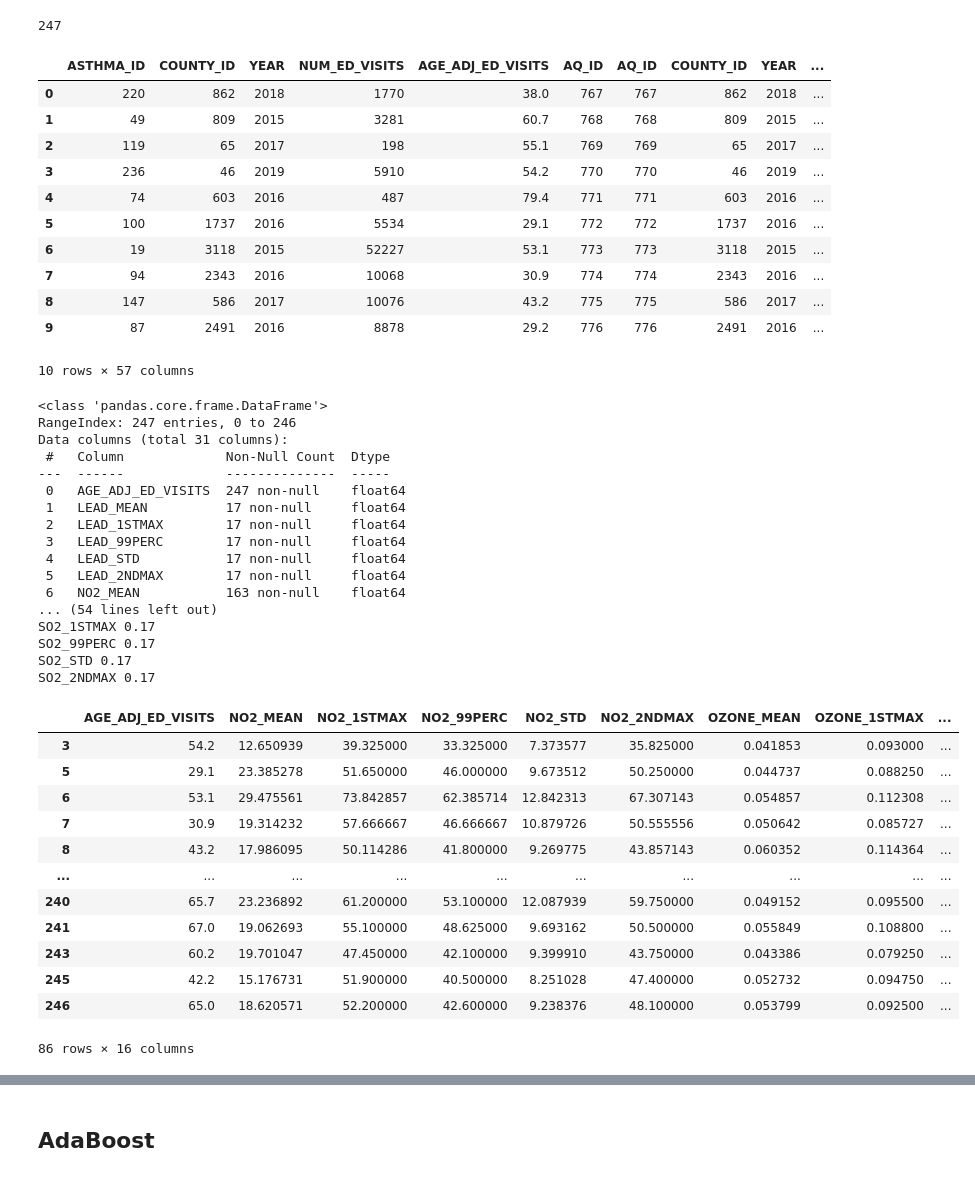
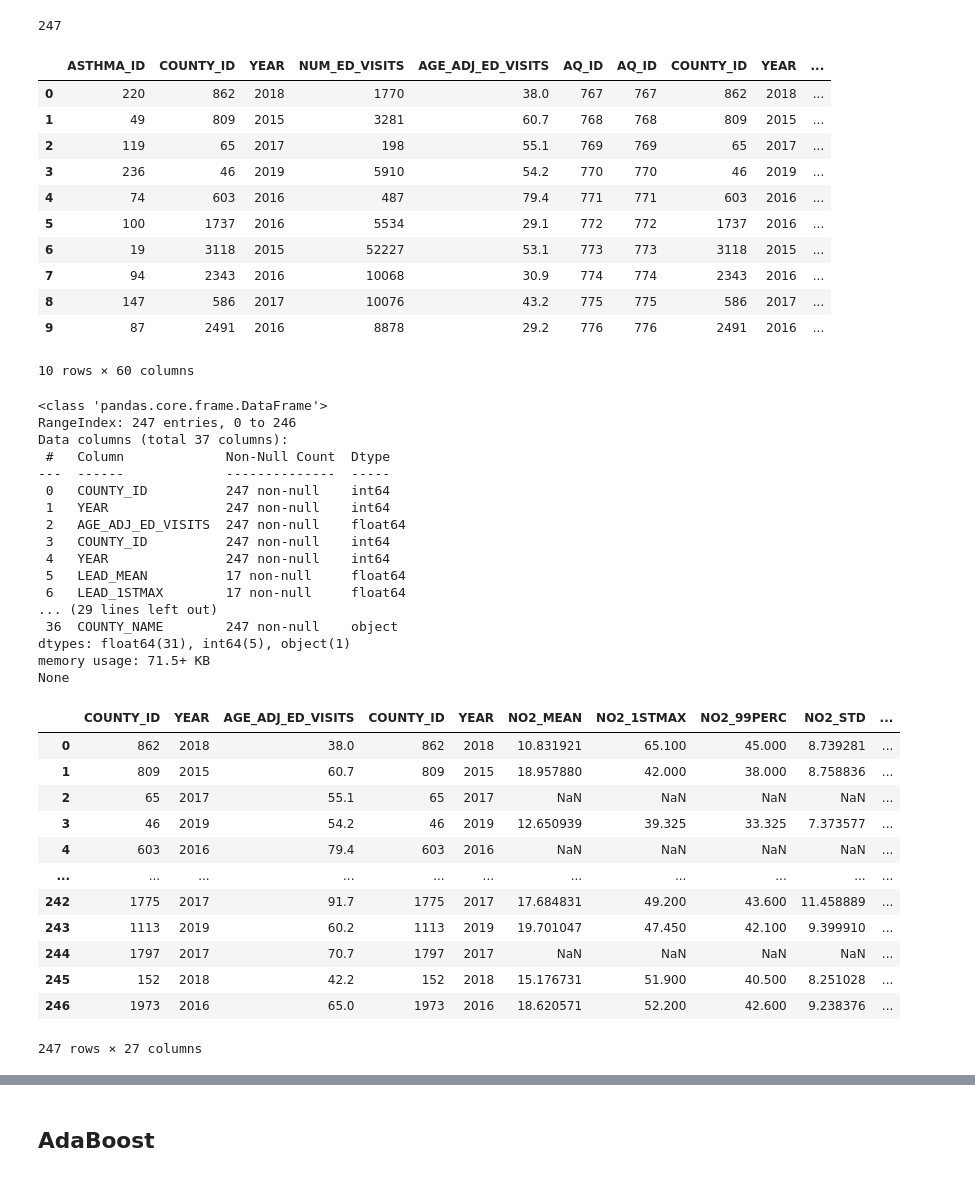
Before and after one commit to jlb14n/Capstone, a Jupyter notebook: Code/Other Machine Learning.ipynb, the cells around one changed output, grey strips where cells are left out. Cells and saved outputs as stored; diff of their text form; code cells hidden in the pictures.

```diff
--- a/Code/Other Machine Learning.ipynb
+++ b/Code/Other Machine Learning.ipynb
@@ -21,6 +22,7 @@ cursor = conn.cursor()
 query = f"""
     SELECT * FROM {asthma_table}
     INNER JOIN {aq_table} ON {aq_table}.AQ_ID = {asthma_table}.AQ_ID
+    INNER JOIN {county_table} ON {asthma_table}.COUNTY_ID = {county_table}.COUNTY_ID
     WHERE {asthma_table}.YEAR != 2021
 """
 df = pd.read_sql(query, conn)
@@ -39,10 +41,10 @@ df.head(10)
 | 7 | 94 | 2343 | 2016 | 10068 | 30.9 | 774 | 774 | 2343 | 2016 | ... |
 | 8 | 147 | 586 | 2017 | 10076 | 43.2 | 775 | 775 | 586 | 2017 | ... |
 | 9 | 87 | 2491 | 2016 | 8878 | 29.2 | 776 | 776 | 2491 | 2016 | ... |
-10 rows × 57 columns
+10 rows × 60 columns
 # %%
 # Exploratory
-df.drop(['ASTHMA_ID', "NUM_ED_VISITS", "COUNTY_ID", "AQ_ID", "YEAR"],
+df.drop(['ASTHMA_ID', "NUM_ED_VISITS", "AQ_ID", "STATE_ID"],
         axis=1, inplace=True, errors="ignore")
 params = ["LEAD", "NO2", "OZONE", "PM10", "PM25", "SO2"]
 for param in params:
@@ -50,58 +52,57 @@ for param in params:
             f"{param}_UNITS_ID"], axis=1, inplace=True, errors="ignore")
 
 print(df.info())
-for column in df.columns:
-    nan = df[df[column].isna()]
-    print(column, f"{1-len(nan)/len(df):.2f}")
 # %% [output]
 <class 'pandas.core.frame.DataFrame'>
 RangeIndex: 247 entries, 0 to 246
-Data columns (total 31 columns):
+Data columns (total 37 columns):
  #   Column             Non-Null Count  Dtype
 ---  ------             --------------  -----
- 0   AGE_ADJ_ED_VISITS  247 non-null    float64
- 1   LEAD_MEAN          17 non-null     float64
- 2   LEAD_1STMAX        17 non-null     float64
- 3   LEAD_99PERC        17 non-null     float64
- 4   LEAD_STD           17 non-null     float64
- 5   LEAD_2NDMAX        17 non-null     float64
- 6   NO2_MEAN           163 non-null    float64
-... (54 lines left out)
-SO2_1STMAX 0.17
-SO2_99PERC 0.17
-SO2_STD 0.17
-SO2_2NDMAX 0.17
+ 0   COUNTY_ID          247 non-null    int64
+ 1   YEAR               247 non-null    int64
+ 2   AGE_ADJ_ED_VISITS  247 non-null    float64
+ 3   COUNTY_ID          247 non-null    int64
+ 4   YEAR               247 non-null    int64
+ 5   LEAD_MEAN          17 non-null     float64
+ 6   LEAD_1STMAX        17 non-null     float64
+... (29 lines left out)
+ 36  COUNTY_NAME        247 non-null    object
+dtypes: float64(31), int64(5), object(1)
+memory usage: 71.5+ KB
+None
 # %%
 ### Clean it
 # Drop unnecessary columns
-df.drop(['ASTHMA_ID', "NUM_ED_VISITS", "COUNTY_ID", "AQ_ID", "YEAR"],
-        axis=1, inplace=True, errors="ignore")
+
 params = ["LEAD", "NO2", "OZONE", "PM10", "PM25", "SO2"]
 for param in params:
     df.drop([f"{param}_METHOD_ID", f"{param}_METRIC_ID",
             f"{param}_UNITS_ID"], axis=1, inplace=True, errors="ignore")
 
-# Remove columns where at least 50% of the values are missing
-df.dropna(axis=1, thresh=len(df)*0.4, inplace=True)
-# print(df.columns)
+# Remove lead and PM10 columns because they have so few measurements
+params = ["LEAD", "PM10"]
+for param in params:
+    df.drop([f"{param}_MEAN", f"{param}_1STMAX",
+            f"{param}_99PERC", f"{param}_STD", f"{param}_2NDMAX"],
+            axis=1, inplace=True, errors="ignore")
 
 # # Remove any rows that still have nulls
-df.dropna(axis=0, how="any", inplace=True)
+#df.dropna(axis=0, how="any", inplace=True)
 
 df[:]
 # %% [output]
-|  | AGE_ADJ_ED_VISITS | NO2_MEAN | NO2_1STMAX | NO2_99PERC | NO2_STD | NO2_2NDMAX | OZONE_MEAN | OZONE_1STMAX | ... |
-| 3 | 54.2 | 12.650939 | 39.325000 | 33.325000 | 7.373577 | 35.825000 | 0.041853 | 0.093000 | ... |
-| 5 | 29.1 | 23.385278 | 51.650000 | 46.000000 | 9.673512 | 50.250000 | 0.044737 | 0.088250 | ... |
-| 6 | 53.1 | 29.475561 | 73.842857 | 62.385714 | 12.842313 | 67.307143 | 0.054857 | 0.112308 | ... |
-| 7 | 30.9 | 19.314232 | 57.666667 | 46.666667 | 10.879726 | 50.555556 | 0.050642 | 0.085727 | ... |
-| 8 | 43.2 | 17.986095 | 50.114286 | 41.800000 | 9.269775 | 43.857143 | 0.060352 | 0.114364 | ... |
-| ... | ... | ... | ... | ... | ... | ... | ... | ... | ... |
-| 240 | 65.7 | 23.236892 | 61.200000 | 53.100000 | 12.087939 | 59.750000 | 0.049152 | 0.095500 | ... |
-| 241 | 67.0 | 19.062693 | 55.100000 | 48.625000 | 9.693162 | 50.500000 | 0.055849 | 0.108800 | ... |
-| 243 | 60.2 | 19.701047 | 47.450000 | 42.100000 | 9.399910 | 43.750000 | 0.043386 | 0.079250 | ... |
-| 245 | 42.2 | 15.176731 | 51.900000 | 40.500000 | 8.251028 | 47.400000 | 0.052732 | 0.094750 | ... |
-| 246 | 65.0 | 18.620571 | 52.200000 | 42.600000 | 9.238376 | 48.100000 | 0.053799 | 0.092500 | ... |
+|  | COUNTY_ID | YEAR | AGE_ADJ_ED_VISITS | COUNTY_ID | YEAR | NO2_MEAN | NO2_1STMAX | NO2_99PERC | NO2_STD | ... |
+| 0 | 862 | 2018 | 38.0 | 862 | 2018 | 10.831921 | 65.100 | 45.000 | 8.739281 | ... |
+| 1 | 809 | 2015 | 60.7 | 809 | 2015 | 18.957880 | 42.000 | 38.000 | 8.758836 | ... |
+| 2 | 65 | 2017 | 55.1 | 65 | 2017 | NaN | NaN | NaN | NaN | ... |
+| 3 | 46 | 2019 | 54.2 | 46 | 2019 | 12.650939 | 39.325 | 33.325 | 7.373577 | ... |
+| 4 | 603 | 2016 | 79.4 | 603 | 2016 | NaN | NaN | NaN | NaN | ... |
+| ... | ... | ... | ... | ... | ... | ... | ... | ... | ... | ... |
+| 242 | 1775 | 2017 | 91.7 | 1775 | 2017 | 17.684831 | 49.200 | 43.600 | 11.458889 | ... |
+| 243 | 1113 | 2019 | 60.2 | 1113 | 2019 | 19.701047 | 47.450 | 42.100 | 9.399910 | ... |
+| 244 | 1797 | 2017 | 70.7 | 1797 | 2017 | NaN | NaN | NaN | NaN | ... |
+| 245 | 152 | 2018 | 42.2 | 152 | 2018 | 15.176731 | 51.900 | 40.500 | 8.251028 | ... |
+| 246 | 1973 | 2016 | 65.0 | 1973 | 2016 | 18.620571 | 52.200 | 42.600 | 9.238376 | ... |
-86 rows × 16 columns
+247 rows × 27 columns
 # %%
 ## Do a correlation matrix to see how it all looks
```
Also changed, not shown: parts of 28 cells of this notebook, 2 other files.
